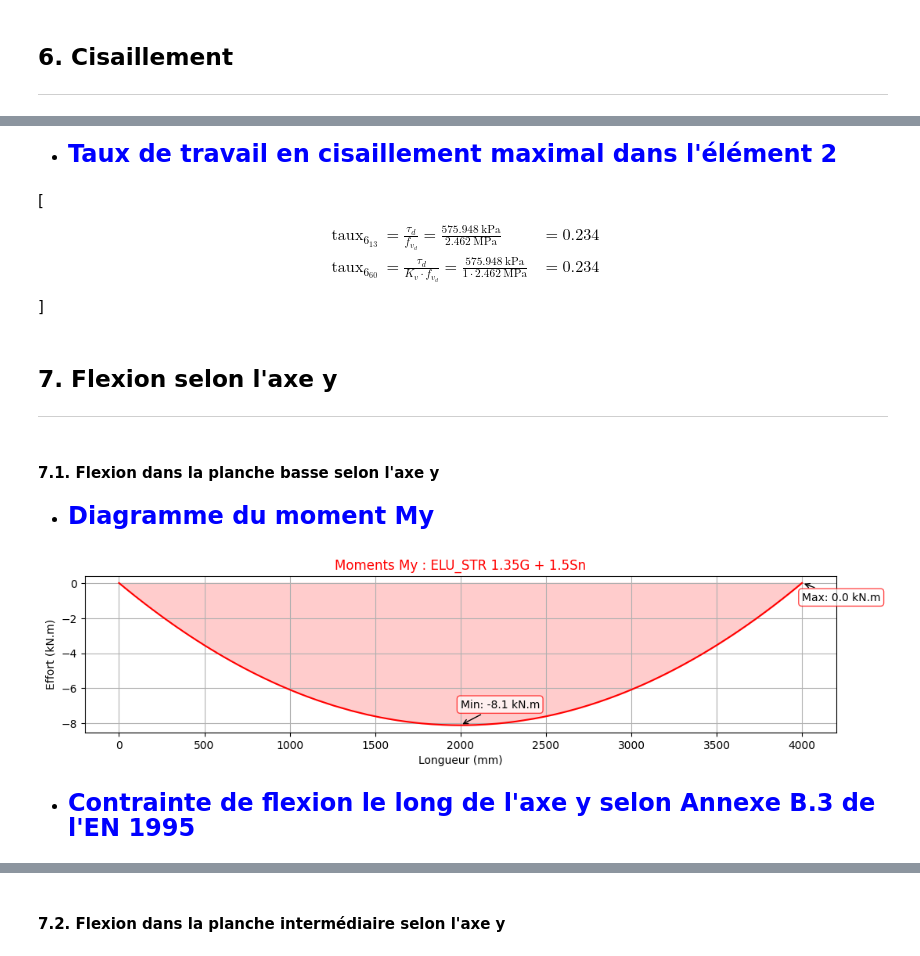
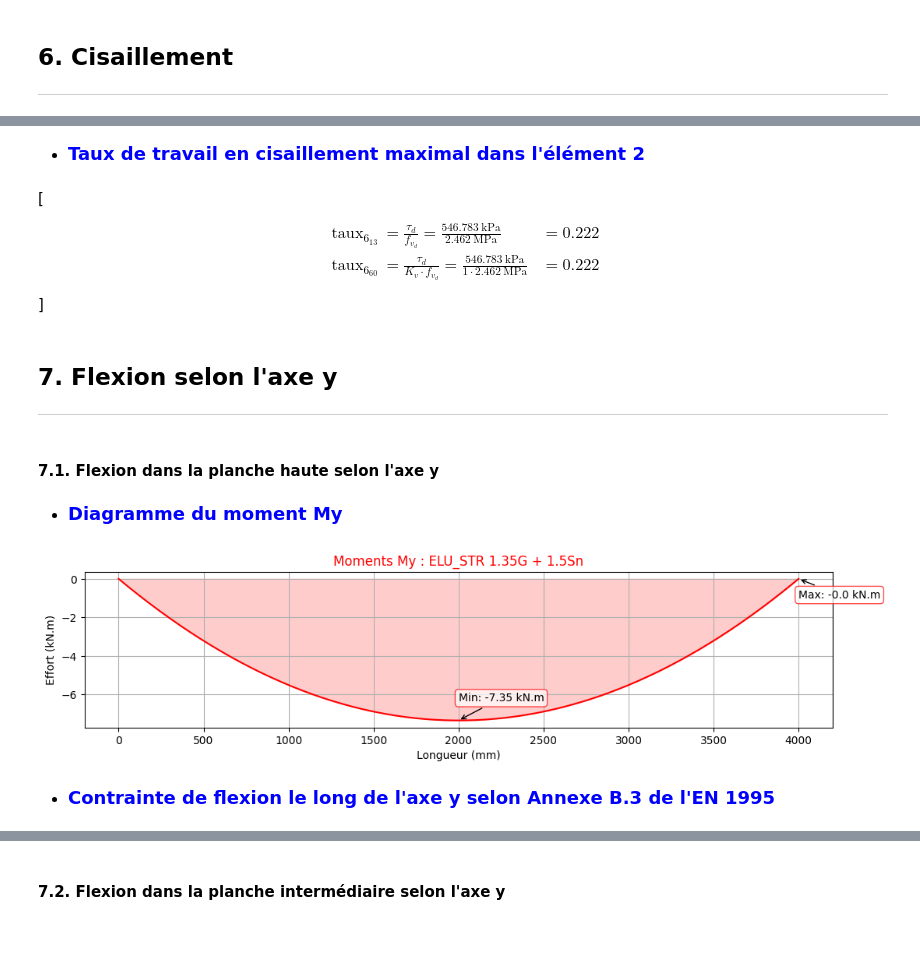
Before and after one commit to AnthonyPrst/ourocode, a Jupyter notebook: test_poutre_assemblee_meca.ipynb, the cells around one changed output, grey strips where cells are left out. Drawn from its saved outputs; the diff is of its cells as text; code cells hidden in the pictures.

```diff
--- a/test_poutre_assemblee_meca.ipynb
+++ b/test_poutre_assemblee_meca.ipynb
@@ -566,32 +563,32 @@ f_{type_{Rd}} &= \frac{ f_{type_{k}} \cdot K_{mod} }{ \gamma_{M} }  = \frac{ 4.0
 \end{aligned}
 \]
 # %% [markdown]
-- <font color="blue" size ="5">**Taux de travail en cisaillement maximal dans l'élément 2**</font>
+- <font color="blue" size ="4">**Taux de travail en cisaillement maximal dans l'élément 2**</font>
 # %%
-taux_cisaillement = dict_combi[combi]["cisaillement"].taux_tau_d()
+taux_cisaillement = dict_combi[combi]["planche haute"]["cisaillement"].taux_tau_d()
 display(Latex(taux_cisaillement[0]))
 # %% [output]
 \[
 \begin{aligned}
-\mathrm{taux}_{6_{13}} &= \frac{ \tau_{d} }{ f_{v_{d}} }  = \frac{ 575.948\ \mathrm{kPa} }{ 2.462\ \mathrm{MPa} } &= 0.234
+\mathrm{taux}_{6_{13}} &= \frac{ \tau_{d} }{ f_{v_{d}} }  = \frac{ 546.783\ \mathrm{kPa} }{ 2.462\ \mathrm{MPa} } &= 0.222
 \\[10pt]
-\mathrm{taux}_{6_{60}} &= \frac{ \tau_{d} }{ K_{v} \cdot f_{v_{d}} }  = \frac{ 575.948\ \mathrm{kPa} }{ 1 \cdot 2.462\ \mathrm{MPa} } &= 0.234
+\mathrm{taux}_{6_{60}} &= \frac{ \tau_{d} }{ K_{v} \cdot f_{v_{d}} }  = \frac{ 546.783\ \mathrm{kPa} }{ 1 \cdot 2.462\ \mathrm{MPa} } &= 0.222
 \end{aligned}
 \]
 # %% [markdown]
 ## 7. Flexion selon l'axe y
 ----
 # %% [markdown]
-#### 7.1. Flexion dans la planche basse selon l'axe y
+#### 7.1. Flexion dans la planche haute selon l'axe y
 # %% [markdown]
-- <font color="blue" size ="5">**Diagramme du moment My**</font>
+- <font color="blue" size ="4">**Diagramme du moment My**</font>
 # %%
-combi = dict_taux_max_flexion["planche basse"]["combinaison"]
+combi = dict_taux_max["flexion"]["combinaison"]
 dict_combi[combi]["EF"].show_graphique_My(combi)
 # %% [output]
-[figure, old version]
+[figure, new version]
 # %% [markdown]
-- <font color="blue" size ="5">**Contrainte de flexion le long de l'axe y selon Annexe B.3 de l'EN 1995**</font>
+- <font color="blue" size ="4">**Contrainte de flexion le long de l'axe y selon Annexe B.3 de l'EN 1995**</font>
 # %%
 dict_effort_max = dict_combi[combi]["EF"].effort_interne_max()
 M_y = max(dict_effort_max['My_max']['Effort'],abs(dict_effort_max['My_min']['Effort']))
```
Also changed, not shown: parts of 49 cells of this notebook, 18 other files.
